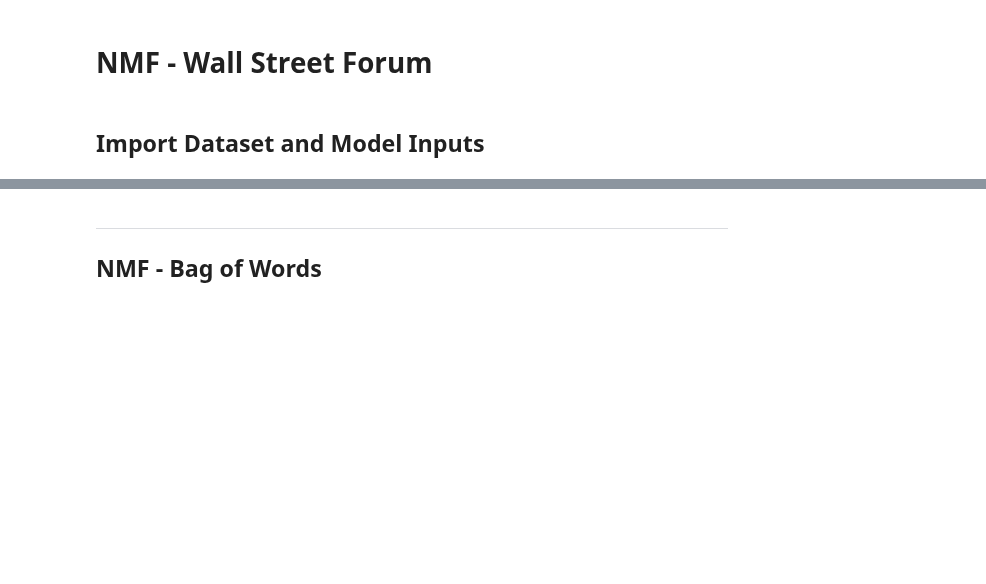
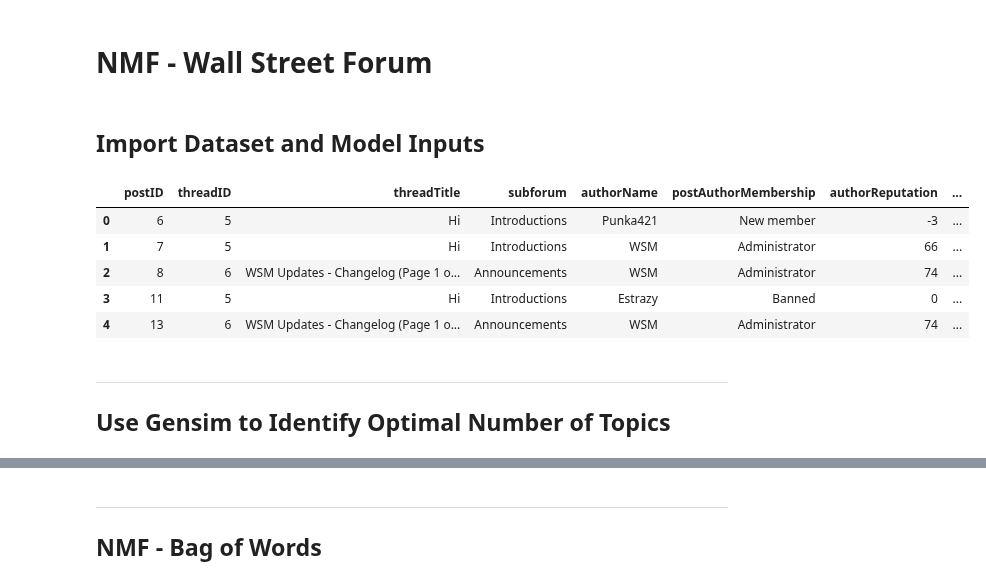
Before and after one commit to Morgan-Sell/darknet-economics, a Jupyter notebook: nmf_wallstreet.ipynb, the cells around one changed output, grey strips where cells are left out. Drawn from its saved outputs; the diff is of its cells as text; code cells hidden in the pictures; blank space fills up the shorter version.

```diff
--- a/nmf_wallstreet.ipynb
+++ b/nmf_wallstreet.ipynb
@@ -63,8 +66,49 @@ def print_topics(model, count_vectorizer, n_top_words):
         top_words_arr = [words[i] for i in topic.argsort()[:-n_top_words - 1:-1]]
         print("\nTopic #{}:".format(topic_idx))
         print(" ".join(top_words_arr))
+# %%
+# wsm = Wall Street Market
+# append_to_stopwords = ['wsm']
+
+stop_words = stopwords.words("english")# .append(append_to_stopwords)
+stopwords_dict = Counter(stop_words)
+
+
+def tokenize_lemmatize(text):
+    '''
+
+
+    Args:
+        comment (str) : Content of the author's post in Wall Street Market.
+
+    Return:
+        lem_tokens (arr) : The cleaned, tokenized and lemmetized version of comment.
+
+    '''
+
+
+
+    tokens = nltk.word_tokenize(text)
+    tokens = [t for t in tokens if t not in stopwords_dict]
+
+    wordnet_lemma = nltk.WordNetLemmatizer()
+    lem_tokens = [wordnet_lemma.lemmatize(t) for t in tokens]
+
+    return lem_tokens
 # %% [markdown]
 ## Import Dataset and Model Inputs
 # %%
 wallstreet = pd.read_csv('data/wallstreet_master.csv')
+# %%
+# Must perform again b/c tokens are transformed to strings when saved to "data/wallstreet_master.csv" in "wallstreet_feat_eng_eda.ipynb"
+wallstreet['tokens_for_nmf'] = wallstreet['cleaned_text'].apply(tokenize_lemmatize)
+# %%
+wallstreet.head()
+# %% [output]
+|  | postID | threadID | threadTitle | subforum | authorName | postAuthorMembership | authorReputation | ... |
+| 0 | 6 | 5 | Hi | Introductions | Punka421 | New member | -3 | ... |
+| 1 | 7 | 5 | Hi | Introductions | WSM | Administrator | 66 | ... |
+| 2 | 8 | 6 | WSM Updates - Changelog (Page 1 o... | Announcements | WSM | Administrator | 74 | ... |
+| 3 | 11 | 5 | Hi | Introductions | Estrazy | Banned | 0 | ... |
+| 4 | 13 | 6 | WSM Updates - Changelog (Page 1 o... | Announcements | WSM | Administrator | 74 | ... |
 # %%
@@ -81,3 +125,6 @@ num_topics = 20
 init = 'nndsvd'
 distance_method = 'frobenius'
 regularization = 0
+# %% [markdown]
+---
+## Use Gensim to Identify Optimal Number of Topics
```
Also changed, not shown: parts of 5 cells of this notebook, 2 other files.
